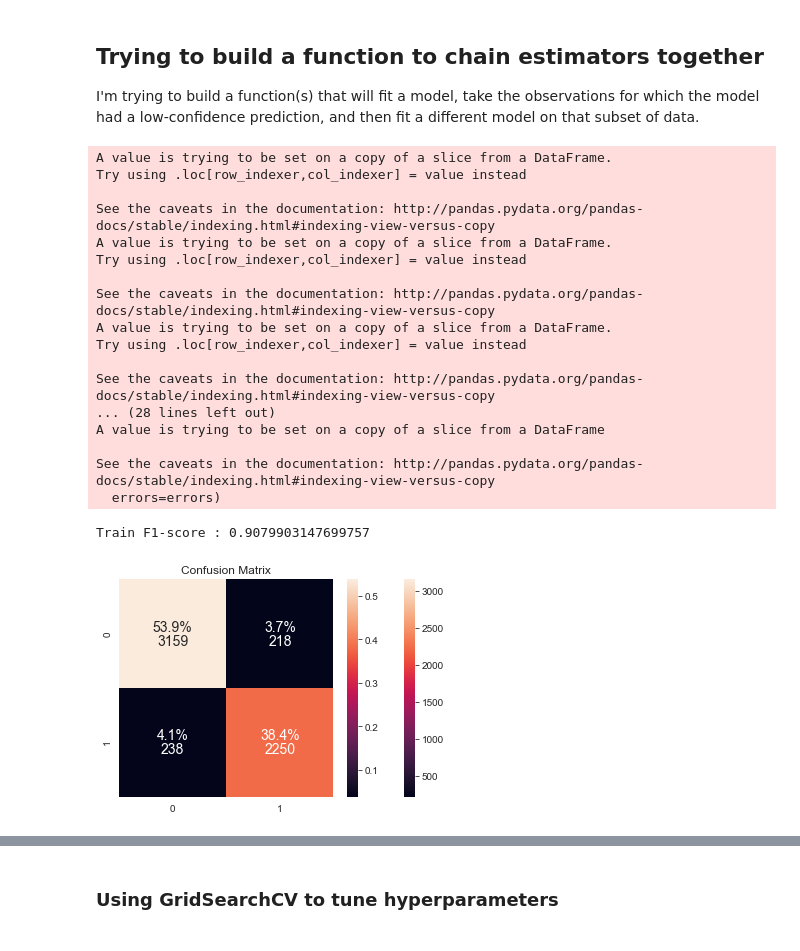
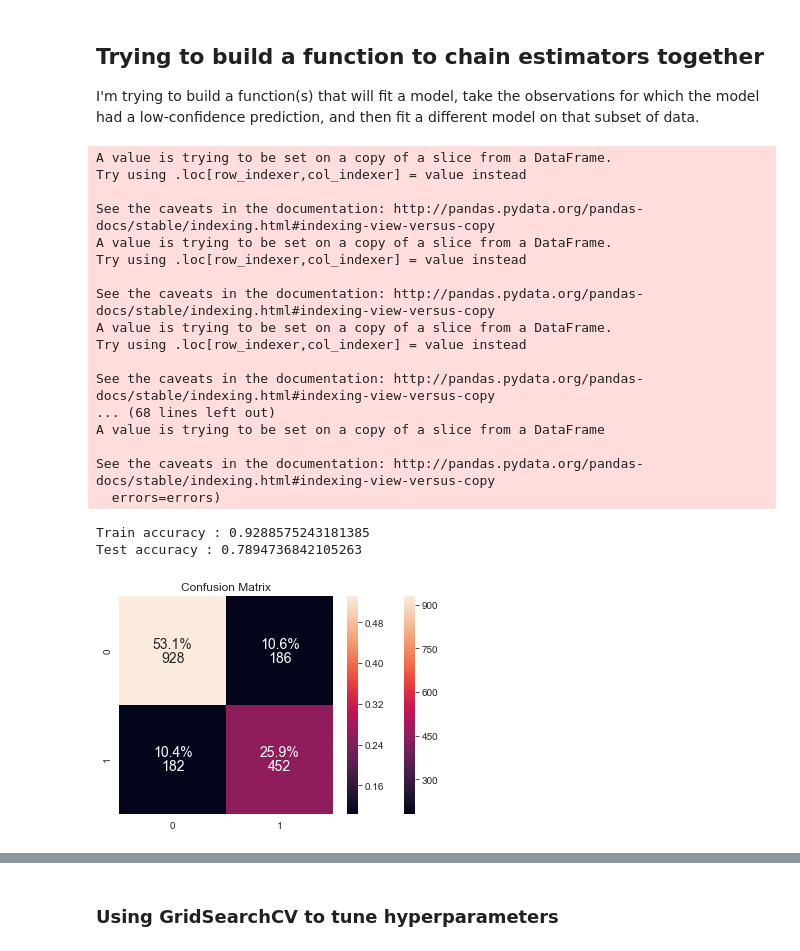
Before and after one commit to magnawhale/dsc-mod-5-project-online-ds-ft-051319, a Jupyter notebook: student.ipynb, the cells around one changed output, grey strips where cells are left out. Cells and saved outputs as stored; diff of their text form; code cells hidden in the pictures.

```diff
--- a/student.ipynb
+++ b/student.ipynb
@@ -210,0 +214,11 @@ new_df.hist(figsize=(12,10));
+# %%
+# removing outliers and peculiar data
+indexNames = new_df[(new_df['koi_model_snr'] >= 500) |
+                    (new_df['koi_slogg'] <= 3) |
+                    (new_df['koi_smass'] > 2.5) |
+                    (new_df['koi_smet'] < -1.25) |
+                    (new_df['koi_srad'] > 4) |
+                    (new_df['koi_steff'] >= 9000) ].index
+new_df.drop(indexNames, inplace=True)
+
+print(len(new_df))
@@ -329,3 +333,10 @@ feature name :  koi_srad_koi_smass_feat
+# %%
+# first, let's drop features which seem to have
+# exorbitantly high multicollinearity with other features
+# I initially attempted to build features using these, but they were
+# weighted '0', which is the same as dropping them
+features.drop(['koi_slogg','koi_teq','koi_srad','koi_depth','koi_smass'], axis=1, inplace=True)
+# the definitions of these suggest they are less important anyway
 # %%
 feature_builder('koi_prad','koi_model_snr','target',features)
 # %% [output]
@@ -362,8 +360,7 @@ Index(['koi_impact', 'koi_duration', 'koi_steff', 'koi_kepmag', 'koi_smet',
       dtype='object')
 # %%
-features.columns = ['koi_impact', 'koi_duration', 'koi_steff', 'koi_kepmag',
-                    'koi_smet', 'teq_period_feat', 'slogg_srad_smass_feat',
-                    'prad_modelsnr_depth_feat']
+features.columns = ['koi_period', 'koi_impact', 'koi_duration', 'koi_steff',
+                    'koi_kepmag', 'koi_smet', 'prad_modelsnr_feat']
 # %%
 features.info()
 # %% [output]
@@ -387,7 +383,9 @@ features.hist(figsize=(12,8));
 # %%
 # define a function to generate a confusion matrix
 def confu_matrix(y_pred, x_tst, y_tst):
-    cm = confusion_matrix(y_tst, y_pred)
+    y_pred = np.array(y_pred).flatten()
+    y_tst = np.array(y_tst).flatten()
+    cm = confusion_matrix(y_tst.flatten(), y_pred.flatten())
     sns.heatmap(cm, annot=True, fmt='0g', annot_kws={'size':14, 'ha':'center', 'va':'top'})
     sns.heatmap(cm/np.sum(cm), annot=True, fmt='0.01%', annot_kws={'size':14, 'ha':'center', 'va':'bottom'})
     plt.title('Confusion Matrix')
@@ -552,35 +534,47 @@ model1.fit(X_train, y_train)
 x_low1, y_low1, y_low1_preds, x_high1, y_high1, y_high1_preds = low_conf_preds(model1, X_train, y_train, .8)
 
 model2.fit(x_low1, y_low1)
 x_low2, y_low2, y_low2_preds, x_high2, y_high2, y_high2_preds = low_conf_preds(model2, x_low1, y_low1, .8)
 
 model3.fit(x_low2, y_low2)
 x_low3, y_low3, y_low3_preds, x_high3, y_high3, y_high3_preds = low_conf_preds(model3, x_low2, y_low2, .8)
 
 
 x_trnnn = x_high1.append(x_high2).append(x_low3).append(x_high3)
 y_trnnn = y_high1.append(y_high2).append(y_low3).append(y_high3)
 y_hat = y_high1_preds.append(y_high2_preds).append(y_low3_preds).append(y_high3_preds)
 
-print(f"Train F1-score : {f1_score(y_train.sort_index().values, y_hat.sort_index())}")
-confu_matrix(y_hat, x_trnnn, y_trnnn)
+# Running models on testing data
+x_low1t, y_low1t, y_low1_predst, x_high1t, y_high1t, y_high1_predst = low_conf_preds(model1, X_test, y_test, .8)
+x_low2t, y_low2t, y_low2_predst, x_high2t, y_high2t, y_high2_predst = low_conf_preds(model2, x_low1t, y_low1t, .8)
+x_low3t, y_low3t, y_low3_predst, x_high3t, y_high3t, y_high3_predst = low_conf_preds(model3, x_low2t, y_low2t, .8)
+
+x_tsttt = x_high1t.append(x_high2t).append(x_low3t).append(x_high3t)
+y_tsttt = y_high1t.append(y_high2t).append(y_low3t).append(y_high3t)
+y_hat_tst = y_high1_predst.append(y_high2_predst).append(y_low3_predst).append(y_high3_predst)
+
+print(f"Train accuracy : {accuracy_score(y_train.sort_index().values, y_hat.sort_index())}")
+print(f"Test accuracy : {accuracy_score(y_test.sort_index().values, y_hat_tst.sort_index())}")
+# confu_matrix(y_hat, x_trnnn, y_trnnn) #train confusion matrix
+confu_matrix(y_hat_tst, x_tsttt, y_tsttt) #test confusion matrix
 # %% [output]
 A value is trying to be set on a copy of a slice from a DataFrame.
 Try using .loc[row_indexer,col_indexer] = value instead
 
 See the caveats in the documentation: http://pandas.pydata.org/pandas-docs/stable/indexing.html#indexing-view-versus-copy
 A value is trying to be set on a copy of a slice from a DataFrame.
 Try using .loc[row_indexer,col_indexer] = value instead
 
 See the caveats in the documentation: http://pandas.pydata.org/pandas-docs/stable/indexing.html#indexing-view-versus-copy
 A value is trying to be set on a copy of a slice from a DataFrame.
 Try using .loc[row_indexer,col_indexer] = value instead
 
 See the caveats in the documentation: http://pandas.pydata.org/pandas-docs/stable/indexing.html#indexing-view-versus-copy
-... (28 lines left out)
+... (68 lines left out)
 A value is trying to be set on a copy of a slice from a DataFrame
 
 See the caveats in the documentation: http://pandas.pydata.org/pandas-docs/stable/indexing.html#indexing-view-versus-copy
   errors=errors)
-Train F1-score : 0.9079903147699757
+Train accuracy : 0.9288575243181385
+Test accuracy : 0.7894736842105263
-[figure, old version]
+[figure, new version]
```
Also changed, not shown: parts of 66 cells of this notebook, 4 other files.
